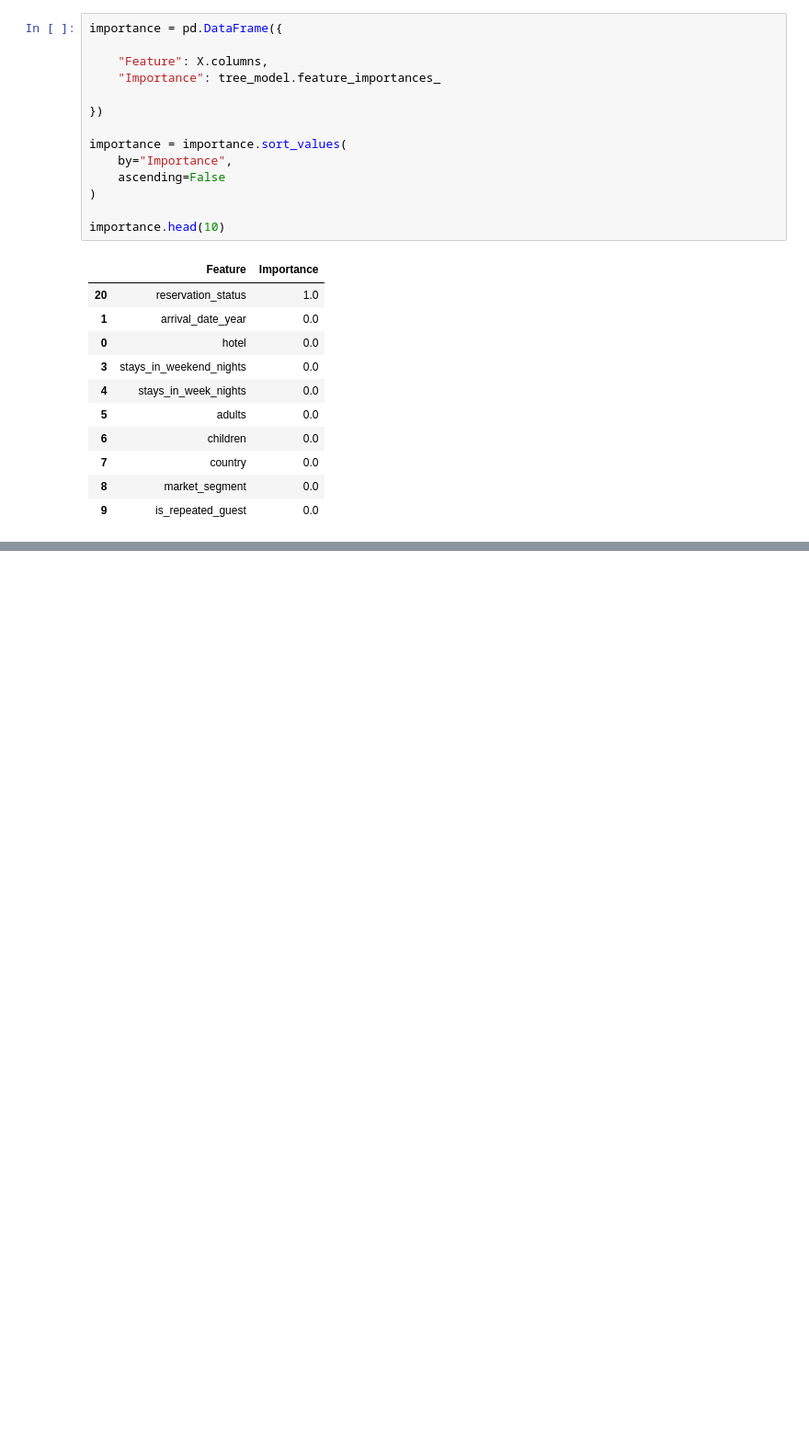
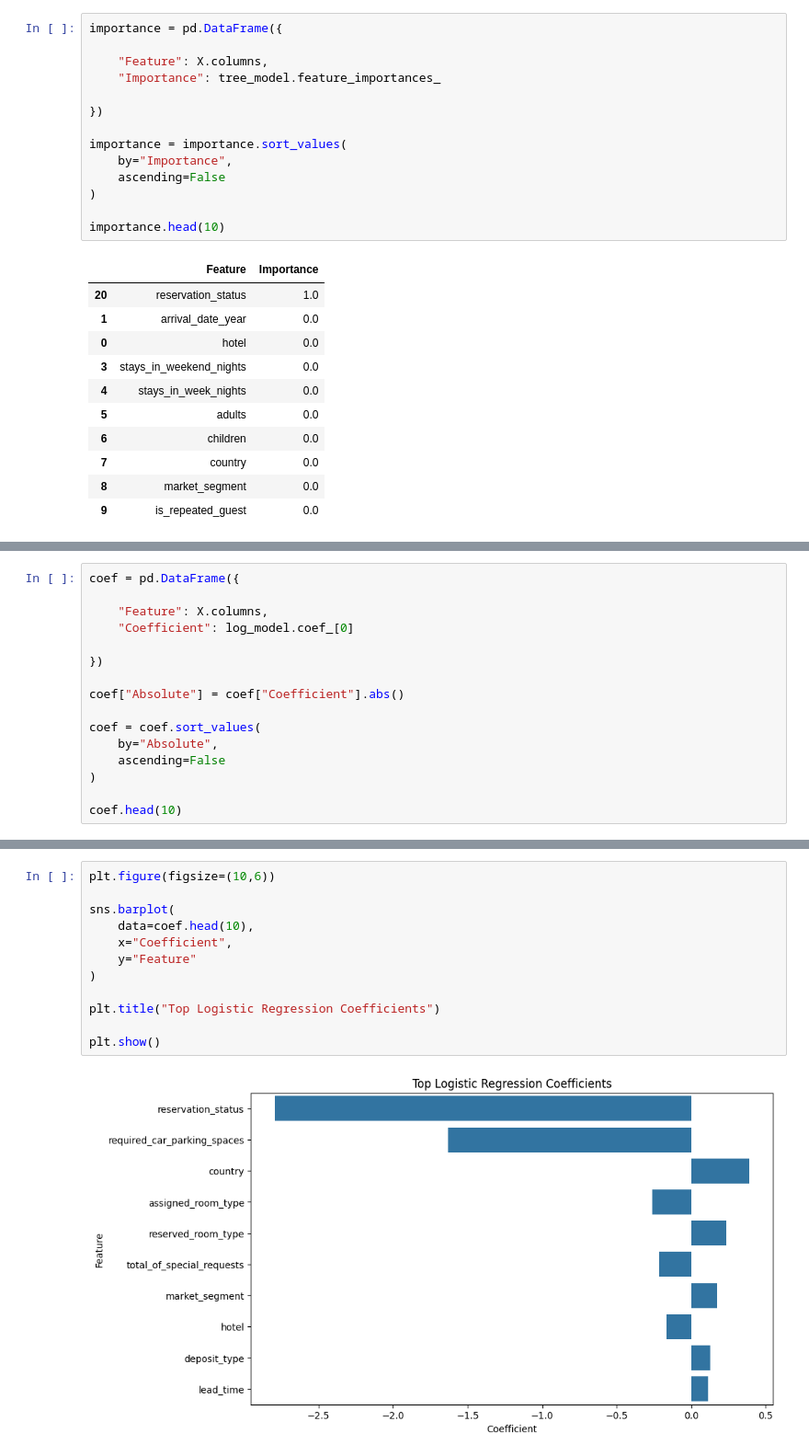
Before and after one commit to NeiranjanaS/Dynamic-Pricing-Analysis-, a Jupyter notebook: notebooks/week3_model.ipynb, the cells around one changed output, grey strips where cells are left out. Shown at 92% size. Cells and saved outputs as stored; diff of their text form; blank space fills up the shorter version.

```diff
--- a/notebooks/week3_model.ipynb
+++ b/notebooks/week3_model.ipynb
@@ -270,0 +285,16 @@ importance.head(10)
+# %%
+coef = pd.DataFrame({
+
+    "Feature": X.columns,
+    "Coefficient": log_model.coef_[0]
+
+})
+
+coef["Absolute"] = coef["Coefficient"].abs()
+
+coef = coef.sort_values(
+    by="Absolute",
+    ascending=False
+)
+
+coef.head(10)
@@ -270,0 +313,14 @@ importance.head(10)
+# %%
+plt.figure(figsize=(10,6))
+
+sns.barplot(
+    data=coef.head(10),
+    x="Coefficient",
+    y="Feature"
+)
+
+plt.title("Top Logistic Regression Coefficients")
+
+plt.show()
+# %% [output]
+[figure, added]
```
Also changed, not shown: parts of 2 cells of this notebook.
